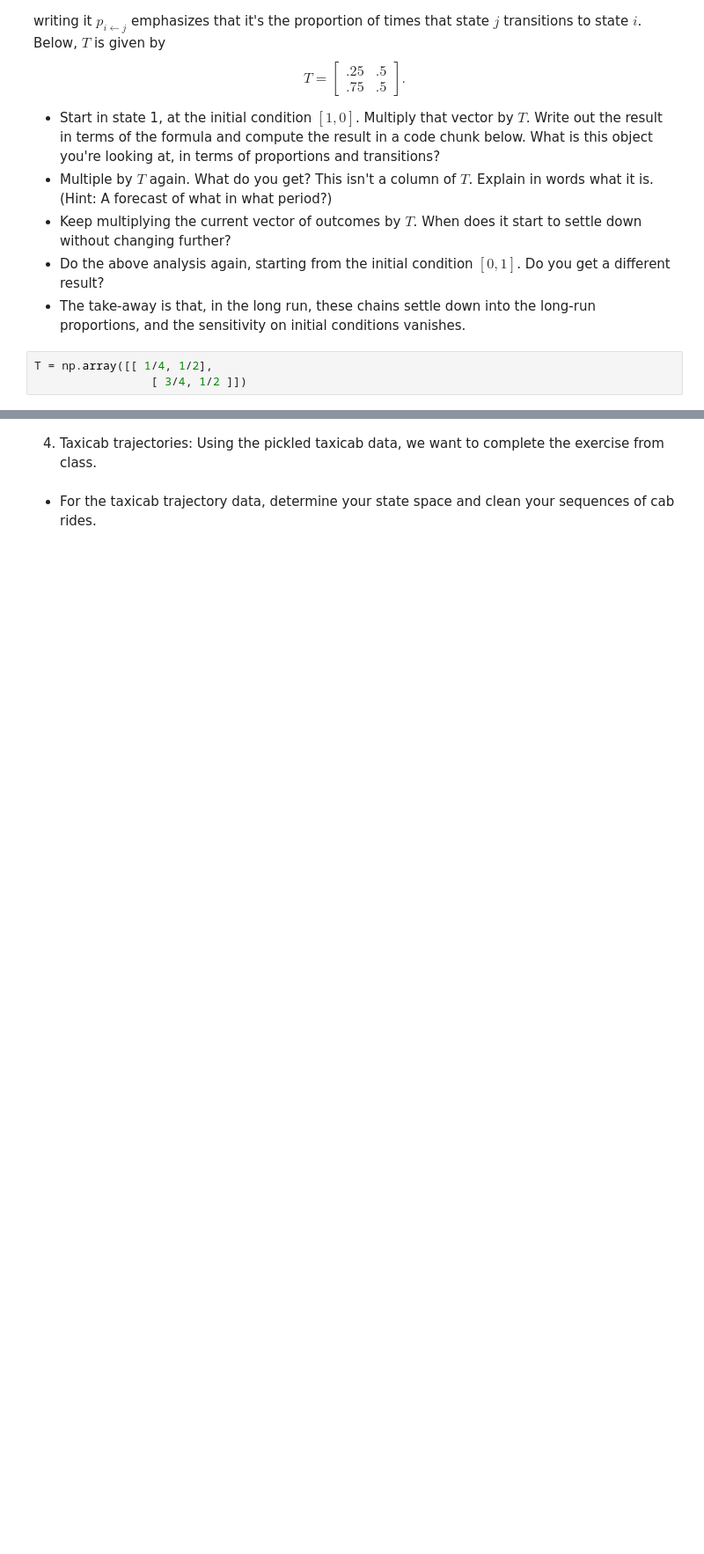
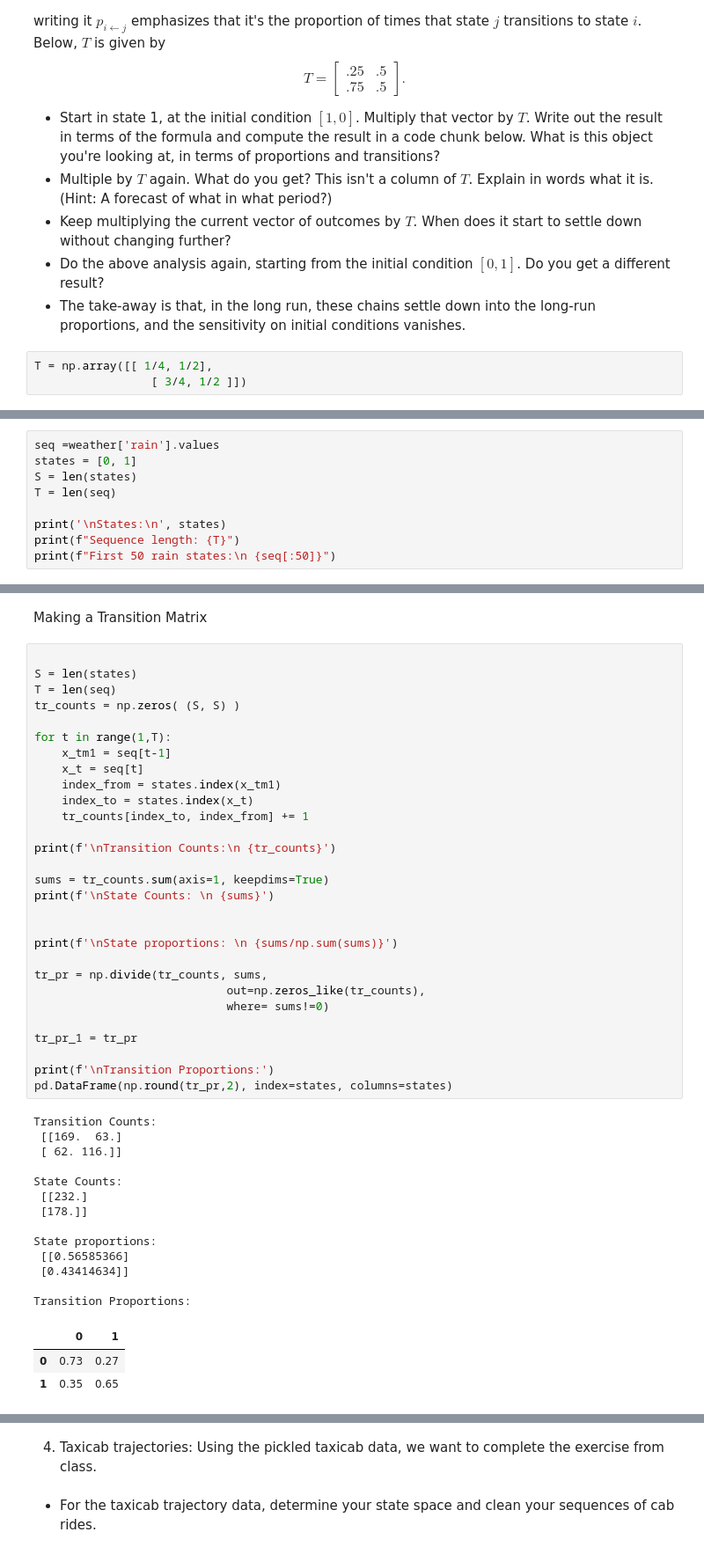
Before and after one commit to yani-iben/understanding_uncertainty_assignment5, a Jupyter notebook: assignment_5.ipynb, the cells around one changed output, grey strips where cells are left out. Shown at 88% size. Saved outputs shown, nothing was run; the diff lists cells and outputs as text; blank space fills up the shorter version.

```diff
--- a/assignment_5.ipynb
+++ b/assignment_5.ipynb
@@ -118,0 +179,9 @@ Congratulations, you now are a non-parametric meteorologist!
+# %%
+seq =weather['rain'].values
+states = [0, 1]
+S = len(states)
+T = len(seq)
+
+print('\nStates:\n', states)
+print(f"Sequence length: {T}")
+print(f"First 50 rain states:\n {seq[:50]}")
@@ -118,0 +240,48 @@ Congratulations, you now are a non-parametric meteorologist!
+# %% [markdown]
+Making a Transition Matrix
+# %%
+
+S = len(states)
+T = len(seq)
+tr_counts = np.zeros( (S, S) )
+
+for t in range(1,T):
+    x_tm1 = seq[t-1]
+    x_t = seq[t]
+    index_from = states.index(x_tm1)
+    index_to = states.index(x_t)
+    tr_counts[index_to, index_from] += 1
+
+print(f'\nTransition Counts:\n {tr_counts}')
+
+sums = tr_counts.sum(axis=1, keepdims=True)
+print(f'\nState Counts: \n {sums}')
+
+
+print(f'\nState proportions: \n {sums/np.sum(sums)}')
+
+tr_pr = np.divide(tr_counts, sums,
+                            out=np.zeros_like(tr_counts),
+                            where= sums!=0)
+
+tr_pr_1 = tr_pr
+
+print(f'\nTransition Proportions:')
+pd.DataFrame(np.round(tr_pr,2), index=states, columns=states)
+# %% [output]
+Transition Counts:
+ [[169.  63.]
+ [ 62. 116.]]
+
+State Counts:
+ [[232.]
+ [178.]]
+
+State proportions:
+ [[0.56585366]
+ [0.43414634]]
+
+Transition Proportions:
+|  | 0 | 1 |
+| 0 | 0.73 | 0.27 |
+| 1 | 0.35 | 0.65 |
```
Also changed, not shown: parts of 27 cells of this notebook, 1 other file.
